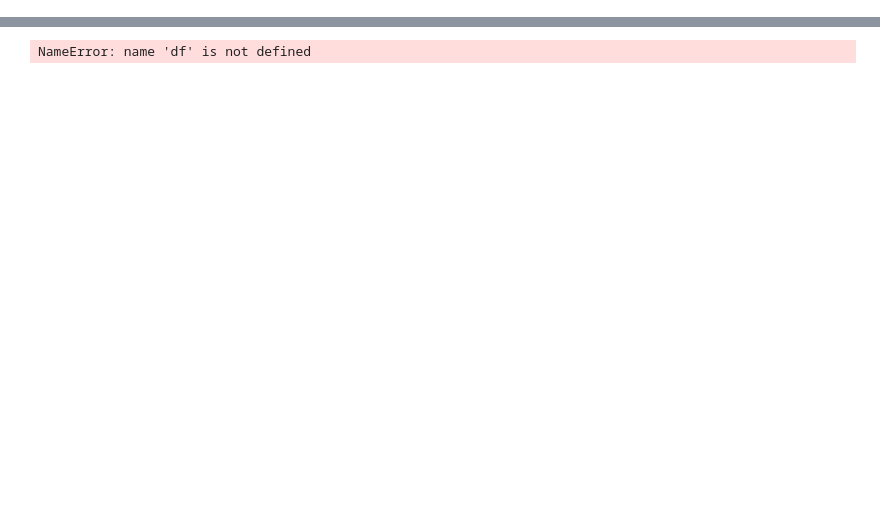
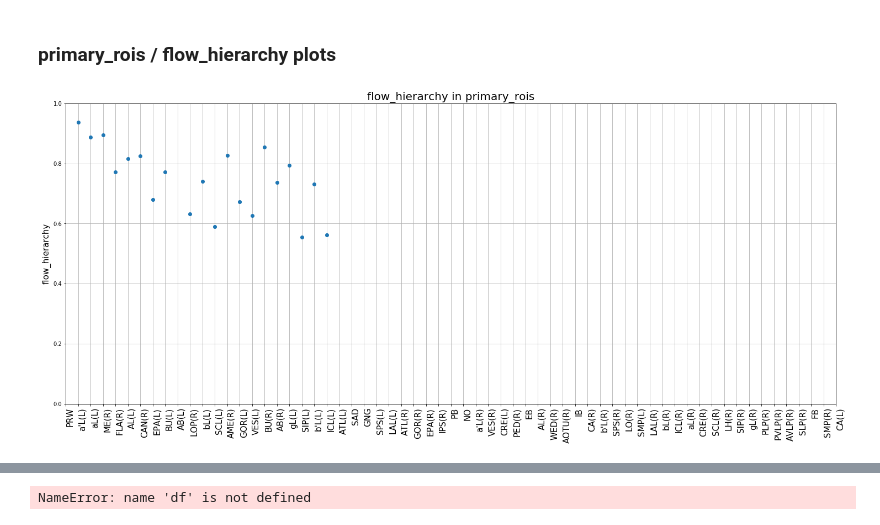
Before and after one commit to grelade/fruitfly, a Jupyter notebook: notebook.ipynb, the cells around one changed output, grey strips where cells are left out. Cells and saved outputs as stored; diff of their text form; code cells hidden in the pictures; blank space fills up the shorter version.

```diff
--- a/notebook.ipynb
+++ b/notebook.ipynb
@@ -178,0 +142,28 @@ hemibrain
+# %% [markdown]
+<h3>primary_rois / flow_hierarchy plots</h3>
+# %%
+#plot flow_hierarchy
+
+#plot_list = ['all_rois','df_rois','primary_rois','toplevel_rois','nonhierarchy_rois']
+fig = plt.figure(figsize=(25,10))
+#t = rois[plot_list].to_numpy()
+#plt.imshow(t,cmap='gray')
+plt.plot(results['flow_hierarchy'].values,'o')
+ax = fig._get_axes()[0]
+ax.grid(b=True)
+# for i in range(len(rois['combined_rois'])):
+#     ax.axhline(float(i)+0.5, linestyle=':', color='k',linewidth=1)
+# for i in range(5):
+#     ax.axvline(float(i)+0.5, linestyle=':', color='k',linewidth=1)
+# ax.set_aspect(1/5)
+ax.set_ylabel('flow_hierarchy',fontsize=15)
+ax.set_title('flow_hierarchy in primary_rois',fontsize=20)
+ax.set_xticks([i for i in range(len(primary_rois))])
+ax.set_xticklabels(results['primary_roi'],fontsize=15)
+ax.set_ylim(0,1)
+# ax.set_xticklabels([0]+plot_list,fontsize=20)
+plt.setp(ax.get_xticklabels(), rotation=90, ha="right",rotation_mode="anchor")
+
+plt.show()
+# %% [output]
+[figure, added]
```
Also changed, not shown: parts of 42 cells of this notebook, 6 other files.
